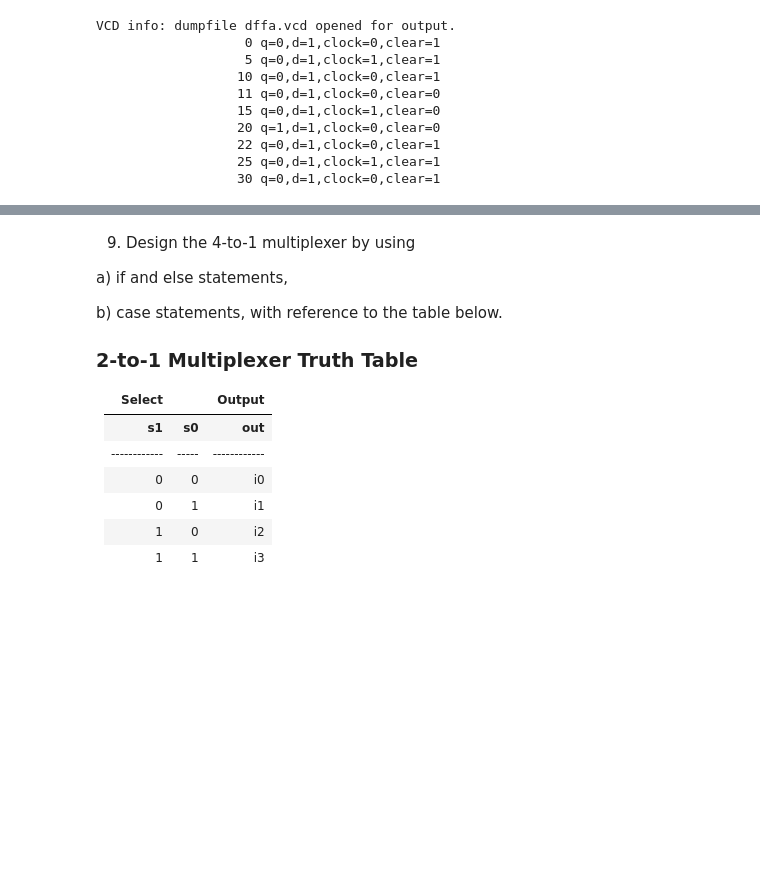
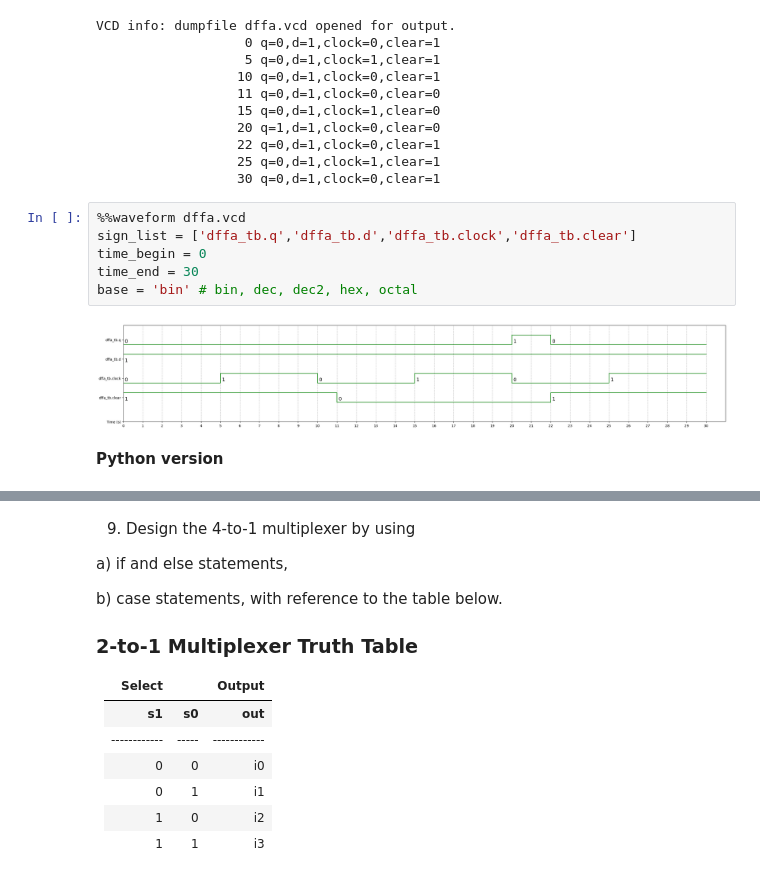
Before and after one commit to Varshan98/Suriya_DSL_HW, a Jupyter notebook: HW3_VerilogGitPractice.ipynb, the cells around one changed output, grey strips where cells are left out. Saved outputs shown, nothing was run; the diff lists cells and outputs as text; blank space fills up the shorter version.

```diff
--- a/HW3_VerilogGitPractice.ipynb
+++ b/HW3_VerilogGitPractice.ipynb
@@ -793,3 +803,13 @@ VCD info: dumpfile dffa.vcd opened for output.
                   22 q=0,d=1,clock=0,clear=1
                   25 q=0,d=1,clock=1,clear=1
                   30 q=0,d=1,clock=0,clear=1
+# %%
+%%waveform dffa.vcd
+sign_list = ['dffa_tb.q','dffa_tb.d','dffa_tb.clock','dffa_tb.clear']
+time_begin = 0
+time_end = 30
+base = 'bin' # bin, dec, dec2, hex, octal
+# %% [output]
+[figure, added]
+# %% [markdown]
+**Python version**
```
Also changed, not shown: parts of 3 cells of this notebook.
